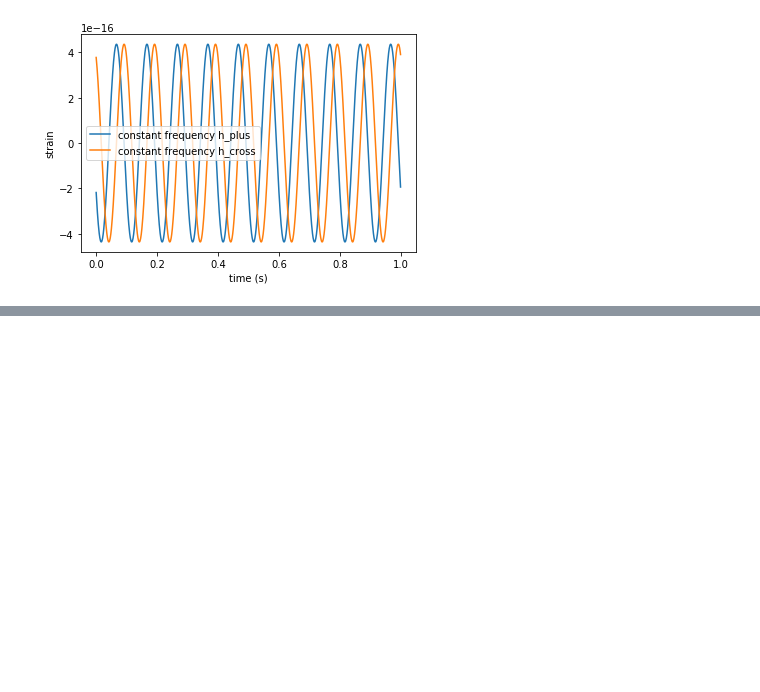
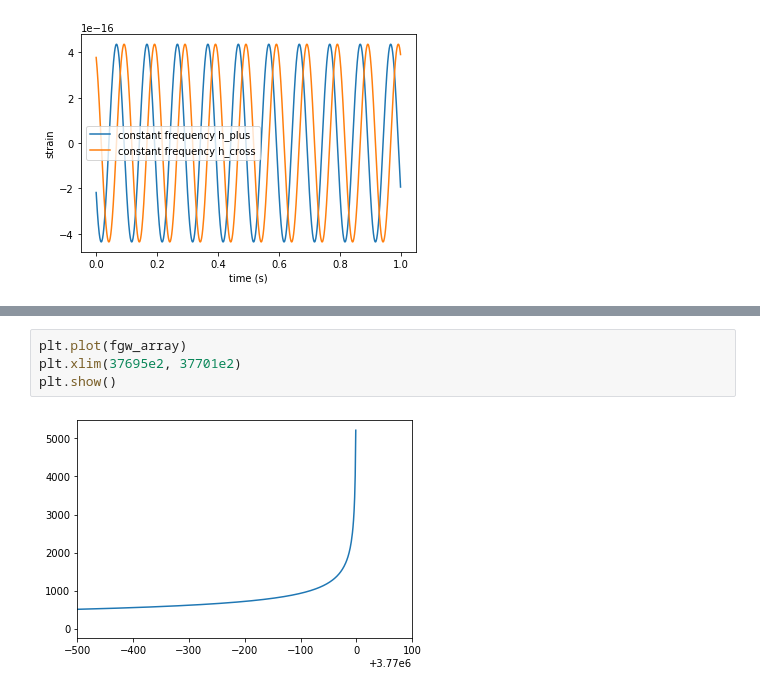
Before and after one commit to jwaldroup/gracefo_gw_search, a Jupyter notebook: q_c_orbit_basic_waveform.ipynb, the cells around one changed output, grey strips where cells are left out. Drawn from its saved outputs; the diff is of its cells as text; blank space fills up the shorter version.

```diff
--- a/q_c_orbit_basic_waveform.ipynb
+++ b/q_c_orbit_basic_waveform.ipynb
@@ -118,0 +200,6 @@ plt.show()
+# %%
+plt.plot(fgw_array)
+plt.xlim(37695e2, 37701e2)
+plt.show()
+# %% [output]
+[figure, added]
```
Also changed, not shown: parts of 9 cells of this notebook.
